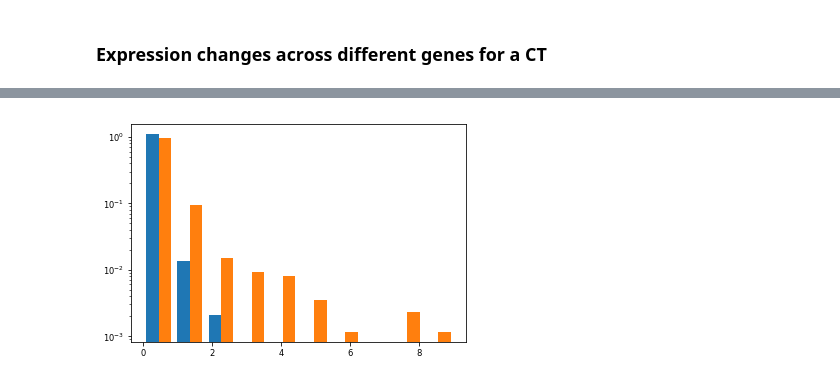
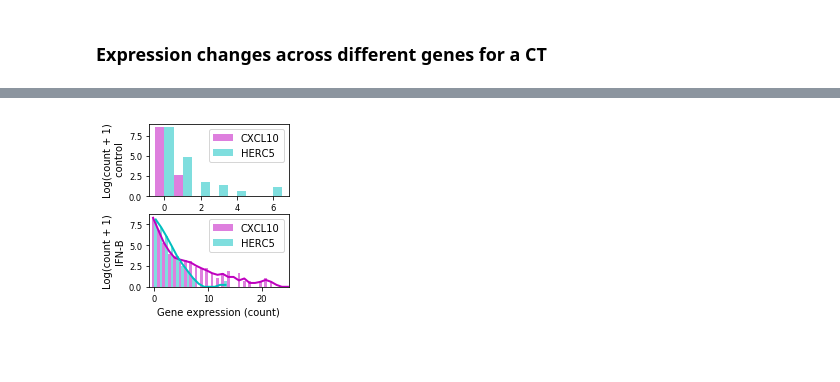
Before and after one commit to yelabucsf/scrna-parameter-estimation, a Jupyter notebook: examples/interferon_stimulation/interferon_1d_analysis_notebook.ipynb, the cells around one changed output, grey strips where cells are left out. Drawn from its saved outputs; the diff is of its cells as text; code cells hidden in the pictures; blank space fills up the shorter version.

```diff
--- a/examples/interferon_stimulation/interferon_1d_analysis_notebook.ipynb
+++ b/examples/interferon_stimulation/interferon_1d_analysis_notebook.ipynb
@@ -777,4 +682,32 @@ plt.xlim(0, 15);
-# %%
-plt.hist(get_data(ct, 'IFITM3'), density=True, bins=10, log=True);
-# %% [output]
-[figure, removed]
+# %%
+data_1 = get_data('CD4 T cells', 'CXCL10')
+data_2 = get_data('CD4 T cells', 'HERC5')
+# %%
+#x, freq = get_freq(data_2[1], log=True)
+plt.figure(figsize=(2.5, 3))
+plt.subplots_adjust(hspace=0.25)
+plt.subplot(2, 1, 1)
+freq_1 = get_freq(data_1[0], log=True);
+freq_2 = get_freq(data_2[0], log=True);
+plt.bar(freq_1[0]-0.25, freq_1[1], alpha=0.5, width=0.5, color='m', label='CXCL10');
+plt.bar(freq_2[0]+0.25, freq_2[1], alpha=0.5, width=0.5, color='c', label='HERC5');
+plt.ylabel('Log(count + 1)\n control')
+plt.legend()
+
+
+plt.subplot(2, 1, 2)
+freq_1 = get_freq(data_1[1], log=True)
+freq_2 = get_freq(data_2[1], log=True)
+mask_1 = smooth(freq_1[1], 3)#get_mask(freq_1[1])
+mask_2 = smooth(freq_2[1], 3)#get_mask(freq_2[1])
+plt.bar(freq_1[0]-0.25, freq_1[1], alpha=0.5, width=0.5, color='m', label='CXCL10');
+plt.plot(freq_1[0]-0.25, mask_1, color='m', lw='2')
+plt.bar(freq_2[0]+0.25, freq_2[1], alpha=0.5, width=0.5, color='c', label='HERC5');
+plt.plot(freq_2[0]+0.25, mask_2, color='c', lw='2')
+plt.ylabel('Log(count + 1)\nIFN-B')
+plt.xlabel('Gene expression (count)')
+plt.legend()
+plt.xlim(-1, 25);
+plt.savefig('concrete_example_CD4_hist.pdf', bbox_inches='tight')
+# %% [output]
+[figure, added]
```
Also changed, not shown: parts of 19 cells of this notebook.
